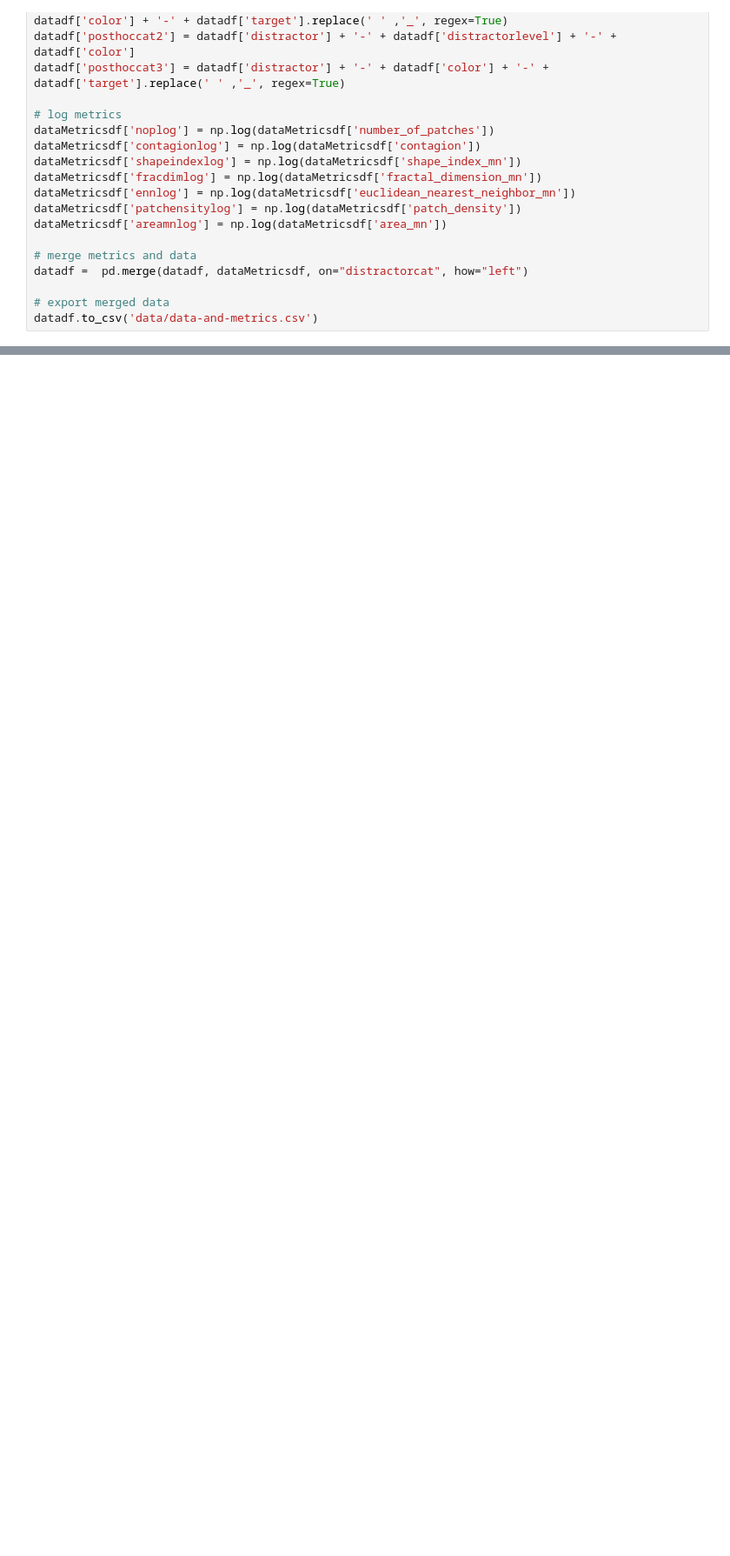
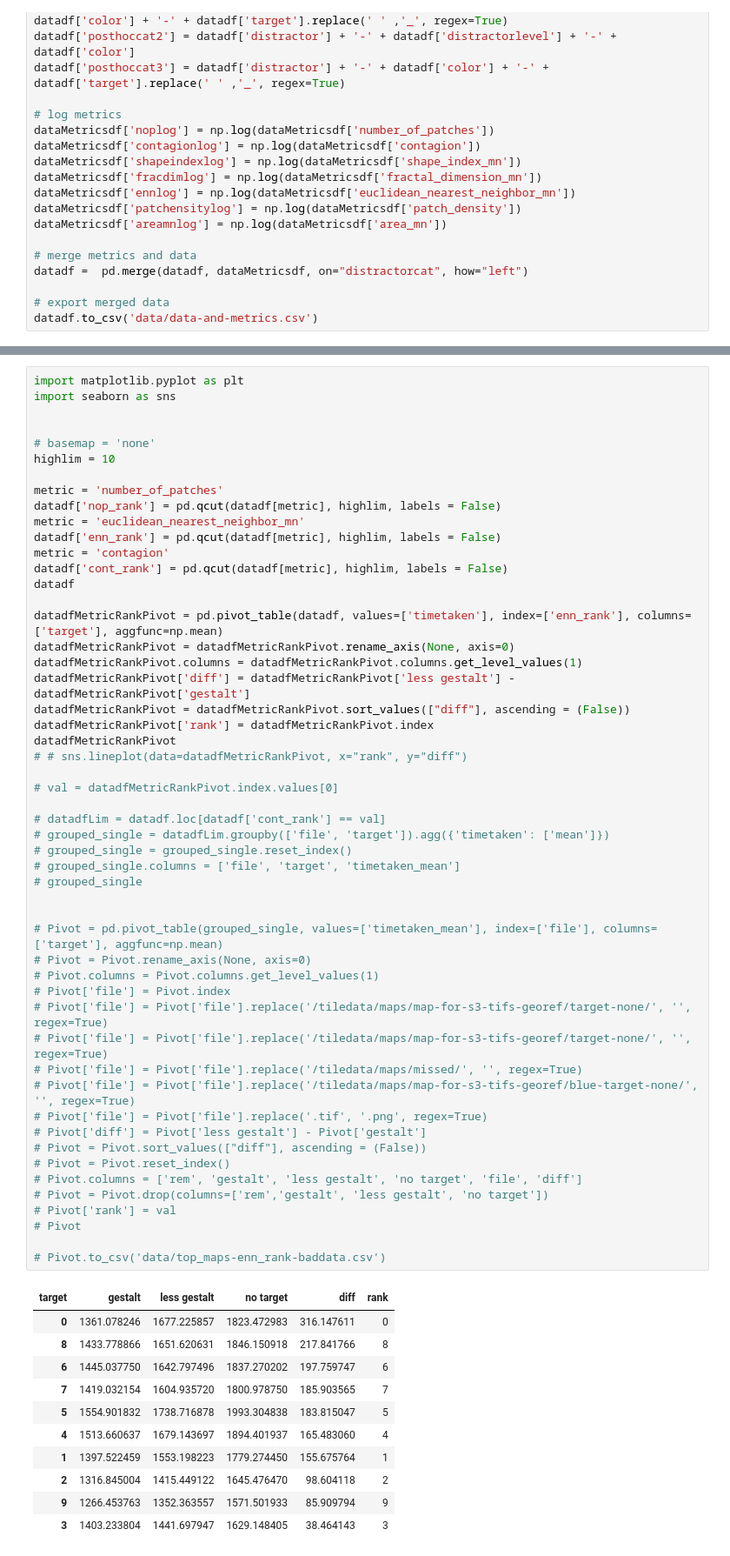
Before and after one commit to daveism/capstone-data, a Jupyter notebook: notebooks/import and clean.ipynb, the cells around one changed output, grey strips where cells are left out. Shown at 87% size. Saved outputs shown, nothing was run; the diff lists cells and outputs as text; blank space fills up the shorter version.

Commit message:
data

```diff
--- a/notebooks/import and clean.ipynb
+++ b/notebooks/import and clean.ipynb
@@ -62,0 +78,64 @@ datadf.to_csv('data/data-and-metrics.csv')
+# %%
+import matplotlib.pyplot as plt
+import seaborn as sns
+
+
+# basemap = 'none'
+highlim = 10
+
+metric = 'number_of_patches'
+datadf['nop_rank'] = pd.qcut(datadf[metric], highlim, labels = False)
+metric = 'euclidean_nearest_neighbor_mn'
+datadf['enn_rank'] = pd.qcut(datadf[metric], highlim, labels = False)
+metric = 'contagion'
+datadf['cont_rank'] = pd.qcut(datadf[metric], highlim, labels = False)
+datadf
+
+datadfMetricRankPivot = pd.pivot_table(datadf, values=['timetaken'], index=['enn_rank'], columns=['target'], aggfunc=np.mean)
+datadfMetricRankPivot = datadfMetricRankPivot.rename_axis(None, axis=0)
+datadfMetricRankPivot.columns = datadfMetricRankPivot.columns.get_level_values(1)
+datadfMetricRankPivot['diff'] = datadfMetricRankPivot['less gestalt'] - datadfMetricRankPivot['gestalt']
+datadfMetricRankPivot = datadfMetricRankPivot.sort_values(["diff"], ascending = (False))
+datadfMetricRankPivot['rank'] = datadfMetricRankPivot.index
+datadfMetricRankPivot
+# # sns.lineplot(data=datadfMetricRankPivot, x="rank", y="diff")
+
+# val = datadfMetricRankPivot.index.values[0]
+
+# datadfLim = datadf.loc[datadf['cont_rank'] == val]
+# grouped_single = datadfLim.groupby(['file', 'target']).agg({'timetaken': ['mean']})
+# grouped_single = grouped_single.reset_index()
+# grouped_single.columns = ['file', 'target', 'timetaken_mean']
+# grouped_single
+
+
+# Pivot = pd.pivot_table(grouped_single, values=['timetaken_mean'], index=['file'], columns=['target'], aggfunc=np.mean)
+# Pivot = Pivot.rename_axis(None, axis=0)
+# Pivot.columns = Pivot.columns.get_level_values(1)
+# Pivot['file'] = Pivot.index
+# Pivot['file'] = Pivot['file'].replace('/tiledata/maps/map-for-s3-tifs-georef/target-none/', '', regex=True)
+# Pivot['file'] = Pivot['file'].replace('/tiledata/maps/map-for-s3-tifs-georef/target-none/', '', regex=True)
+# Pivot['file'] = Pivot['file'].replace('/tiledata/maps/missed/', '', regex=True)
+# Pivot['file'] = Pivot['file'].replace('/tiledata/maps/map-for-s3-tifs-georef/blue-target-none/', '', regex=True)
+# Pivot['file'] = Pivot['file'].replace('.tif', '.png', regex=True)
+# Pivot['diff'] = Pivot['less gestalt'] - Pivot['gestalt']
+# Pivot = Pivot.sort_values(["diff"], ascending = (False))
+# Pivot = Pivot.reset_index()
+# Pivot.columns = ['rem', 'gestalt', 'less gestalt', 'no target', 'file', 'diff']
+# Pivot = Pivot.drop(columns=['rem','gestalt', 'less gestalt', 'no target'])
+# Pivot['rank'] = val
+# Pivot
+
+# Pivot.to_csv('data/top_maps-enn_rank-baddata.csv')
+# %% [output]
+| target | gestalt | less gestalt | no target | diff | rank |
+| 0 | 1361.078246 | 1677.225857 | 1823.472983 | 316.147611 | 0 |
+| 8 | 1433.778866 | 1651.620631 | 1846.150918 | 217.841766 | 8 |
+| 6 | 1445.037750 | 1642.797496 | 1837.270202 | 197.759747 | 6 |
+| 7 | 1419.032154 | 1604.935720 | 1800.978750 | 185.903565 | 7 |
+| 5 | 1554.901832 | 1738.716878 | 1993.304838 | 183.815047 | 5 |
+| 4 | 1513.660637 | 1679.143697 | 1894.401937 | 165.483060 | 4 |
+| 1 | 1397.522459 | 1553.198223 | 1779.274450 | 155.675764 | 1 |
+| 2 | 1316.845004 | 1415.449122 | 1645.476470 | 98.604118 | 2 |
+| 9 | 1266.453763 | 1352.363557 | 1571.501933 | 85.909794 | 9 |
+| 3 | 1403.233804 | 1441.697947 | 1629.148405 | 38.464143 | 3 |
```
Also changed, not shown: parts of 2 cells of this notebook, 8 other files.
